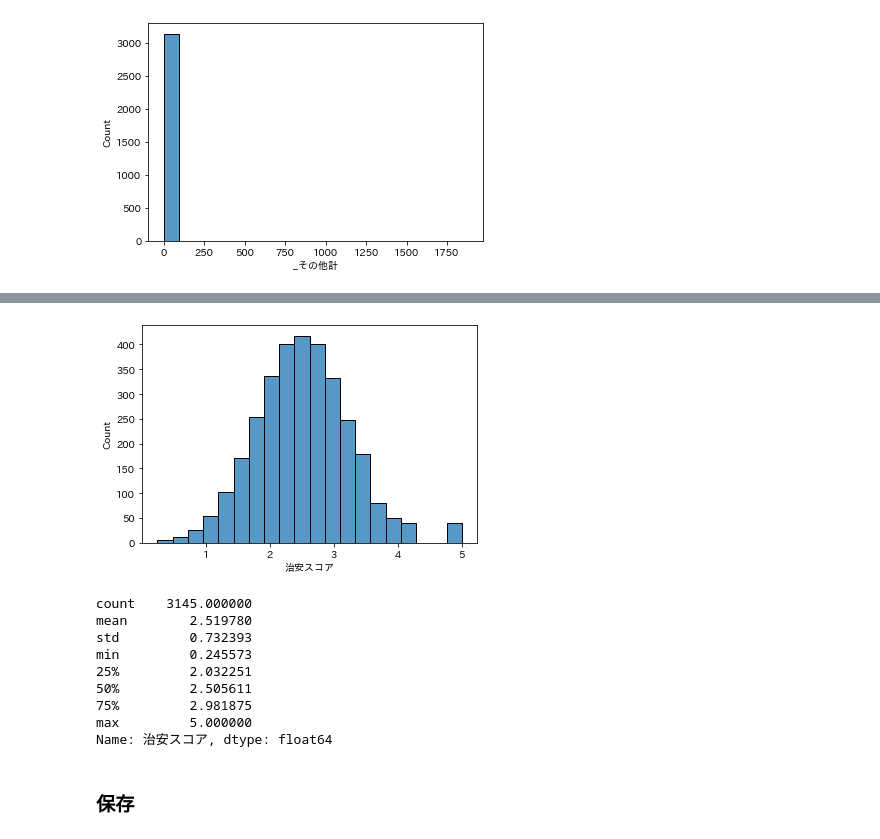
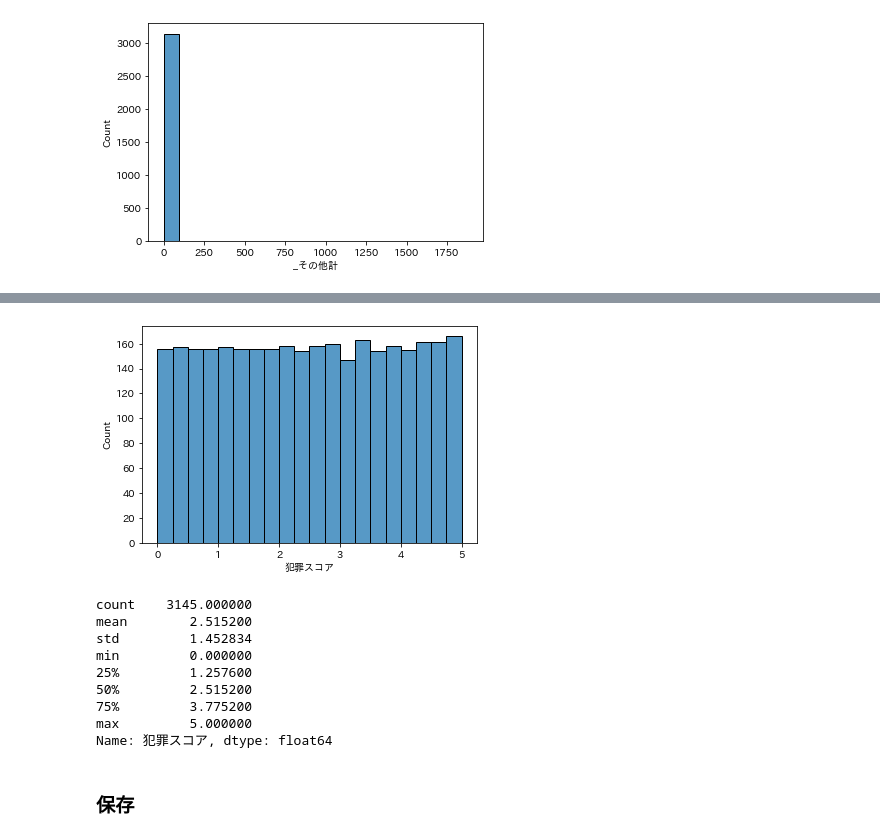
Before and after one commit to z-guard/analysis, a Jupyter notebook: notebooks/crime_master.ipynb, the cells around one changed output, grey strips where cells are left out. Saved outputs shown, nothing was run; the diff lists cells and outputs as text; code cells hidden in the pictures.

Commit message:
update crime_score

```diff
--- a/notebooks/crime_master.ipynb
+++ b/notebooks/crime_master.ipynb
@@ -120,14 +120,14 @@ plt.show()
 # %%
 # 犯罪件数がNaNの時は、平均値で埋める
 for col in all_feature_list:
-    df_pop_master[f'_{col}'] = df_pop_master[col]
+    df_geo_master[f'_{col}'] = df_geo_master[col]
     # 町名ごとの平均値
-    df_pop_master[f'_{col}'] = df_pop_master[f'_{col}'].fillna(
-        df_pop_master.groupby(['市区町村名', '町名'])[col].transform('mean').round(2)
+    df_geo_master[f'_{col}'] = df_geo_master[f'_{col}'].fillna(
+        df_geo_master.groupby(['市区町村名', '町名'])[col].transform('mean').round(2)
     )
     # 区ごとの平均値
-    df_pop_master[f'_{col}'] = df_pop_master[f'_{col}'].fillna(
-        df_pop_master.groupby(['市区町村名'])[col].transform('mean').round(2)
+    df_geo_master[f'_{col}'] = df_geo_master[f'_{col}'].fillna(
+        df_geo_master.groupby(['市区町村名'])[col].transform('mean').round(2)
     )
 # %%
 # 平均値で埋めたカラム
@@ -145,25 +145,22 @@ for feature_name in _all_feature_list:
 [figure]
 [figure]
 [figure]
-# %%
-import numpy as np
-from scipy.stats import norm
-
-def rank_score(sr_data):
-    rank = sr_data.rank()
-    count = rank.max()
-    x = (rank + 1)/(count + 1)
-    max_val = 5
-    y = norm.ppf(x, loc=0.5, scale=0.14)*max_val
-    return np.clip(y, 0, max_val)
+# %%
+def rank_score(sr_data):
+    rank = sr_data.rank()
+    rmax = rank.max()
+    rmin = rank.min()
+    max_val = 5
+    x = (rank - rmin)/(rmax - rmin) * max_val
+    return np.clip(x, 0, max_val)
 # %%
 score_list = []
 for key, value in _feature_list.items():
-    df_pop_master[f'{key}レベル'] = rank_score(df_pop_master[key] * value['sort'])
-    score_list.append(df_pop_master[f'{key}レベル'] * value['weight'])
+    df_geo_master[f'{key}レベル'] = rank_score(df_geo_master[key] * value['sort'])
+    score_list.append(df_geo_master[f'{key}レベル'] * value['weight'])
 
 _tmp_score = pd.concat(score_list, axis=1).sum(axis=1, skipna=False)
-df_pop_master[score_name] = rank_score(_tmp_score)
+df_geo_master[score_name] = rank_score(_tmp_score)
 # %%
 sns.histplot(_tmp_score, bins=20)
 plt.show()
@@ -172,20 +169,20 @@ plt.show()
 # %%
-sns.histplot(df_pop_master[score_name], bins=20)
+sns.histplot(df_geo_master[score_name], bins=20)
 plt.show()
 # %% [output]
-[figure, old version]
+[figure, new version]
 # %%
-df_pop_master[score_name].describe()
+df_geo_master[score_name].describe()
 # %% [output]
 count    3145.000000
-mean        2.519780
-std         0.732393
-min         0.245573
-25%         2.032251
-50%         2.505611
-75%         2.981875
+mean        2.515200
+std         1.452834
+min         0.000000
+25%         1.257600
+50%         2.515200
+75%         3.775200
 max         5.000000
-Name: 治安スコア, dtype: float64
+Name: 犯罪スコア, dtype: float64
 # %% [markdown]
 ### 保存
 # %%
```
Also changed, not shown: parts of 14 cells of this notebook.
